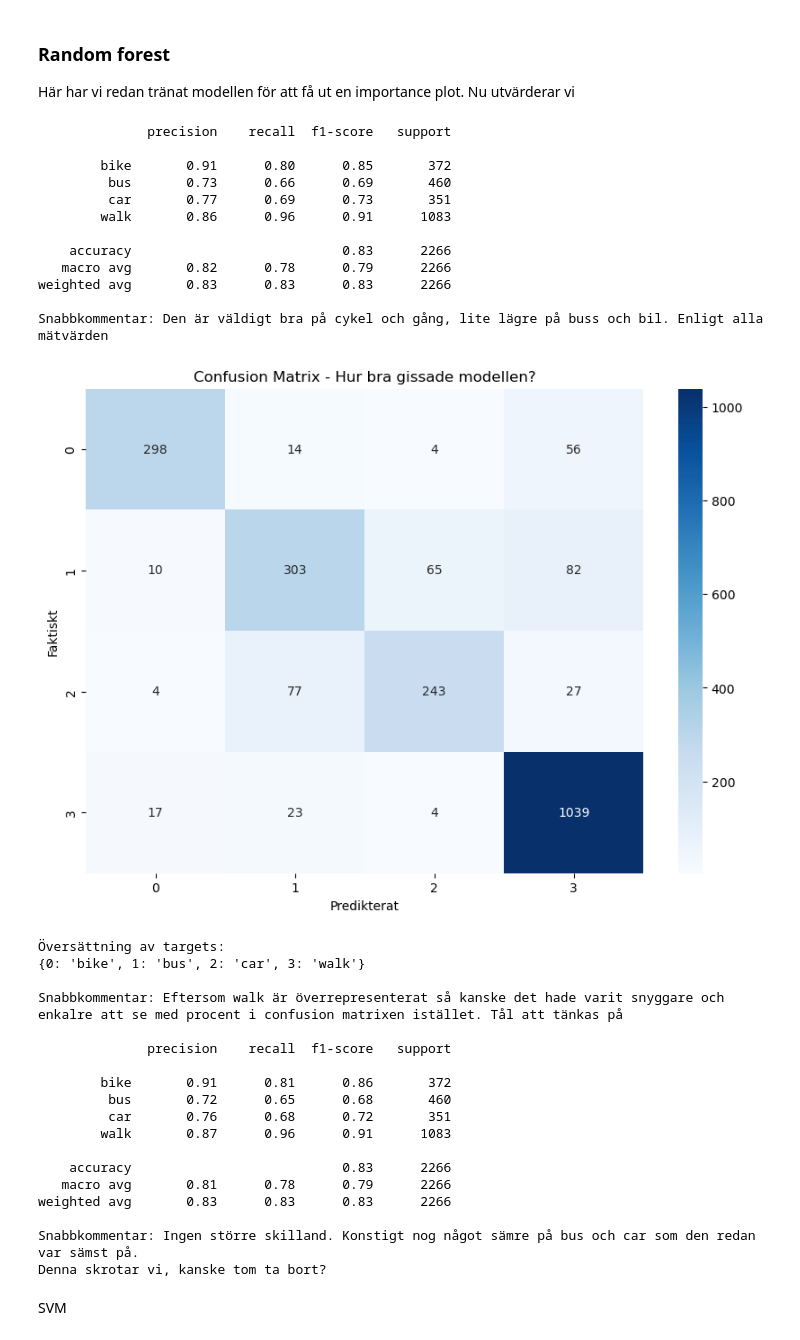
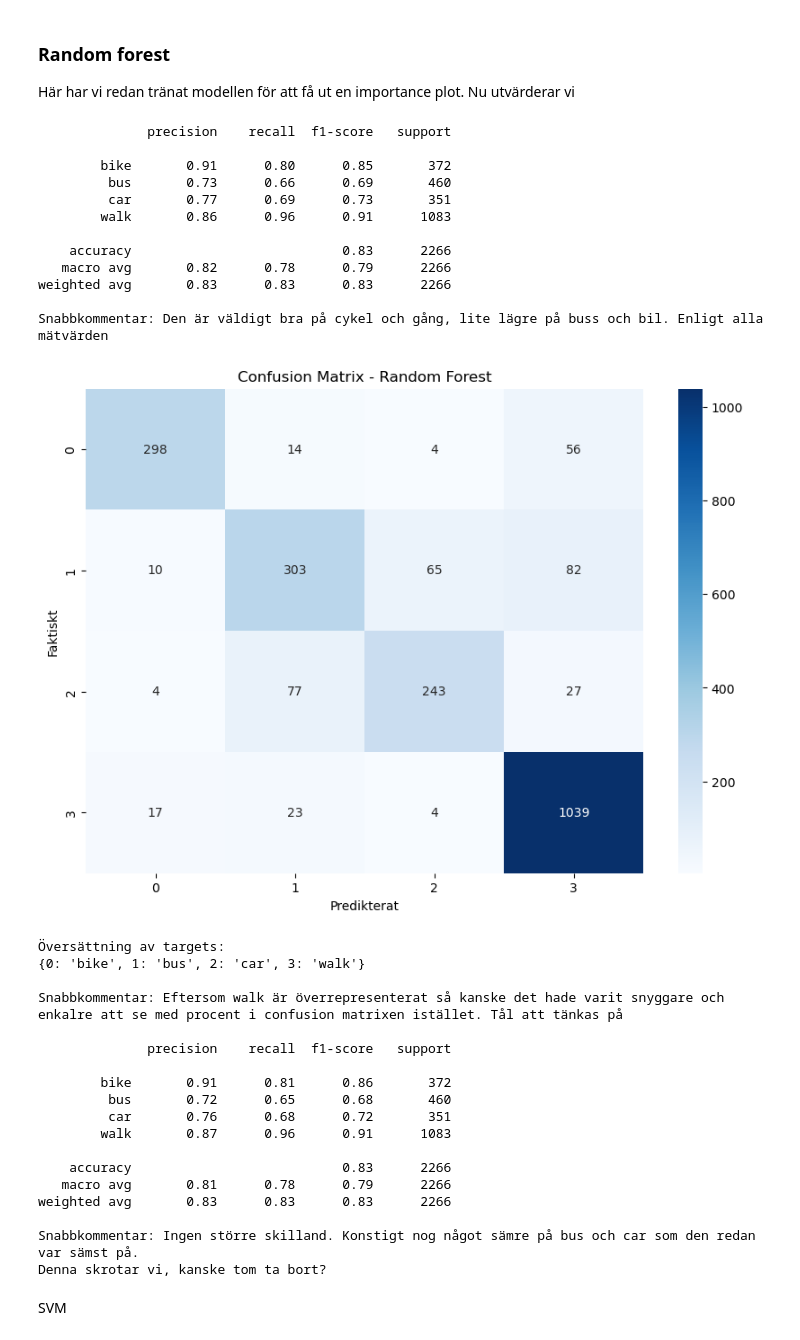
Before and after one commit to phedstroem/Ass2_GIK2JX_Group7, a Jupyter notebook: Ass2_GIK2JX_GROUP7.ipynb, the cells around one changed output. Cells and saved outputs as stored; diff of their text form; code cells hidden in the pictures.

```diff
--- a/Ass2_GIK2JX_GROUP7.ipynb
+++ b/Ass2_GIK2JX_GROUP7.ipynb
@@ -220,9 +220,10 @@ Kommentar: Speed hade absolut störst påverkan på modellen, ca 30 %
 
 Här har vi redan tränat modellen för att få ut en importance plot. Nu utvärderar vi
 # %%
+# Import
 from sklearn.metrics import classification_report, confusion_matrix
 
-# Nu testar vi modellen mot testdata
+# Nu testar vi modellen(rf_model) mot testdata
 y_pred = rf_model.predict(X_test)
 
 # Skriv ut en classification rapport.
@@ -238,43 +239,43 @@ plt.figure(figsize=(10,7))
 sns.heatmap(cm, annot=True, fmt='d', cmap='Blues')
 plt.xlabel('Predikterat')
 plt.ylabel('Faktiskt')
-plt.title('Confusion Matrix - Hur bra gissade modellen?')
+plt.title('Confusion Matrix - Random Forest')
 plt.show()
 print("Översättning av targets:")
 print(dict(enumerate(df_features_test['mode'].astype('category').cat.categories)))
 print()
 print("Snabbkommentar: Eftersom walk är överrepresenterat så kanske det hade varit snyggare och enkalre att se med procent i " \
 "confusion matrixen istället. Tål att tänkas på")
 print()
 
 # Vi testar att använda class_weight=balanced för att se om det gör skillnad då walk är så överrepresenterad.
 # det gör att den lägger mer "weight" åt mindre klasser så de får mer att säga till om. Vilket väger större klassen walk som får mindre "weight"
-#Balanserar upp ojämna features helt enkelt
+# Balanserar upp ojämna features helt enkelt
 rf_model_weight = RandomForestClassifier(n_estimators=100, random_state=42, class_weight='balanced')
 rf_model_weight.fit(X_train, y_train)
 
-# Nu testar vi modellen mot testdata
+# Nu testar vi modellen mot testdata igen
 y_pred_weight = rf_model_weight.predict(X_test)
 
 #Skriv ut en classification rapport.
 print(classification_report(y_test, y_pred_weight))
 print("Snabbkommentar: Ingen större skilland. Konstigt nog något sämre på bus och car som den redan var sämst på.")
 print("Denna skrotar vi, kanske tom ta bort?")
 print()
 # %% [output]
               precision    recall  f1-score   support
 
         bike       0.91      0.80      0.85       372
          bus       0.73      0.66      0.69       460
          car       0.77      0.69      0.73       351
         walk       0.86      0.96      0.91      1083
 
     accuracy                           0.83      2266
    macro avg       0.82      0.78      0.79      2266
 weighted avg       0.83      0.83      0.83      2266
 
 Snabbkommentar: Den är väldigt bra på cykel och gång, lite lägre på buss och bil. Enligt alla mätvärden
-[figure, old version]
+[figure, new version]
 Översättning av targets:
 {0: 'bike', 1: 'bus', 2: 'car', 3: 'walk'}
 
```
Also changed, not shown: parts of 6 cells of this notebook.
